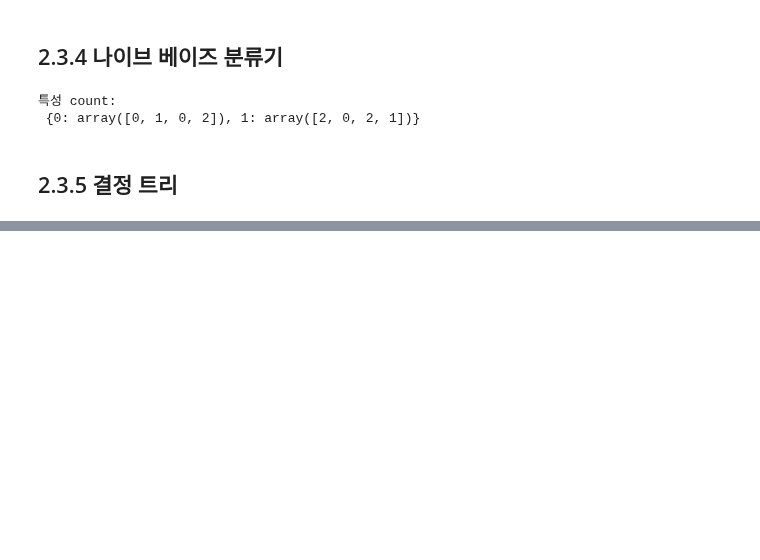
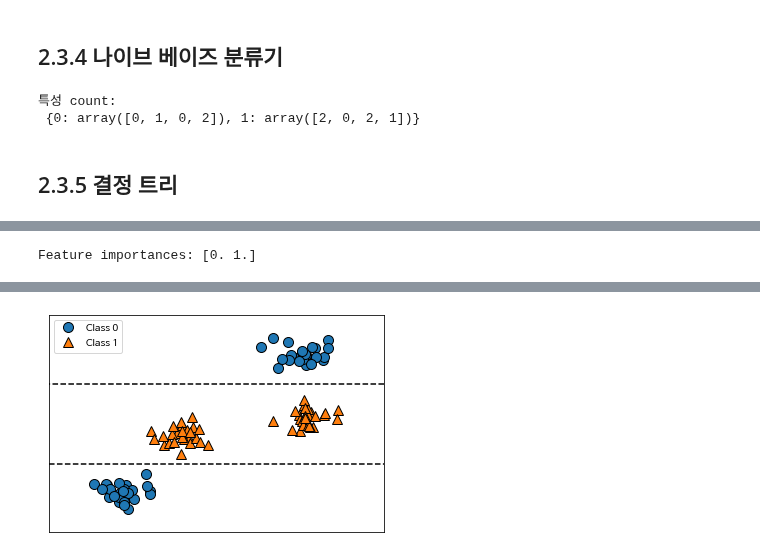
Before and after one commit to 1bin01/Machine-Learning, a Jupyter notebook: Introduction-to-Machine-Learning/Cp2_Supervised_learning.ipynb, the cells around one changed output, grey strips where cells are left out. Drawn from its saved outputs; the diff is of its cells as text; code cells hidden in the pictures; blank space fills up the shorter version.

```diff
--- a/Introduction-to-Machine-Learning/Cp2_Supervised_learning.ipynb
+++ b/Introduction-to-Machine-Learning/Cp2_Supervised_learning.ipynb
@@ -476,0 +537,4 @@ print("특성 count:\n", counts)
+# %%
+mglearn.plots.plot_tree_not_monotone()
+# %% [output]
+Feature importances: [0. 1.]
@@ -476,0 +542 @@ print("특성 count:\n", counts)
+[figure, added]
```
Also changed, not shown: parts of 9 cells of this notebook.
